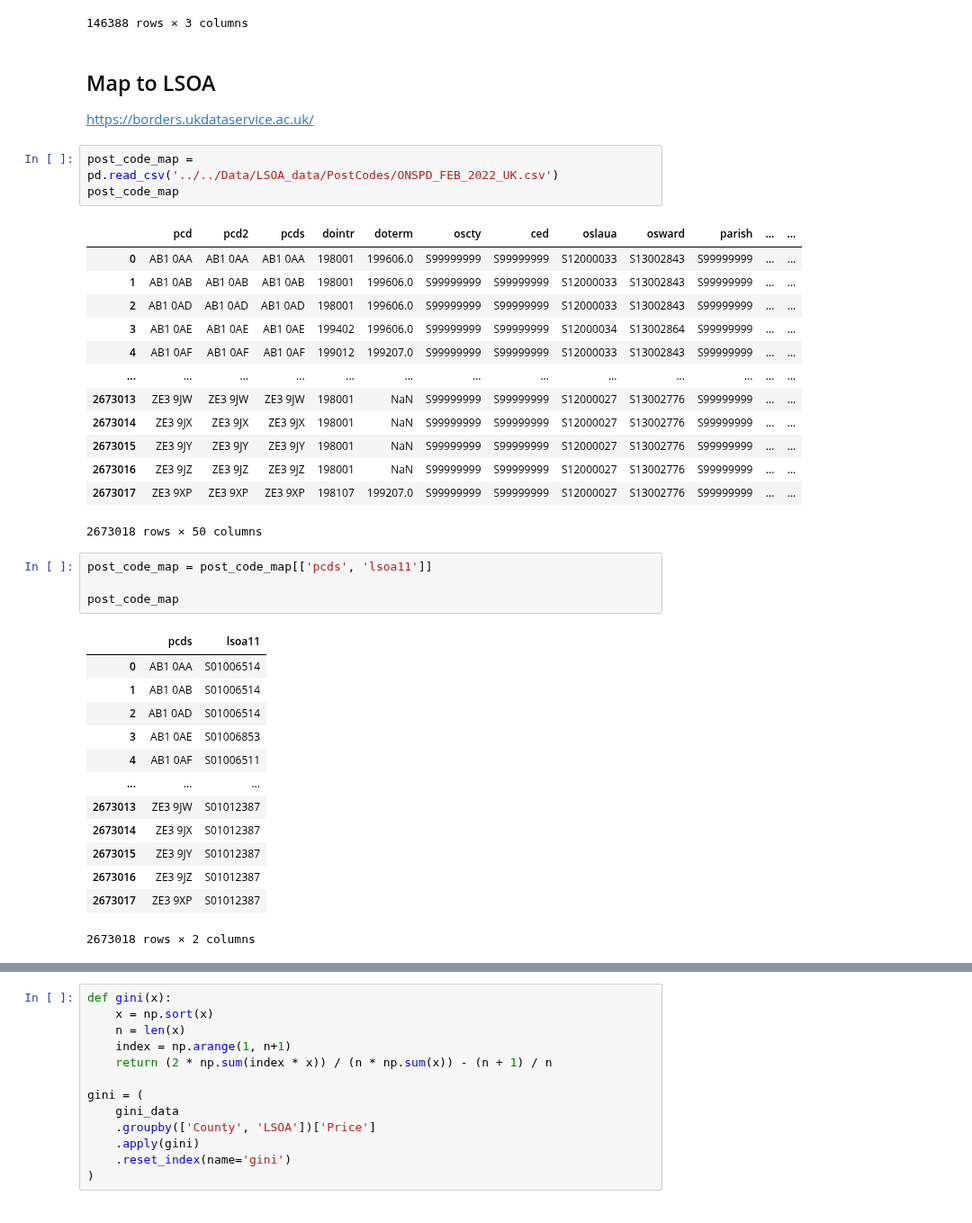
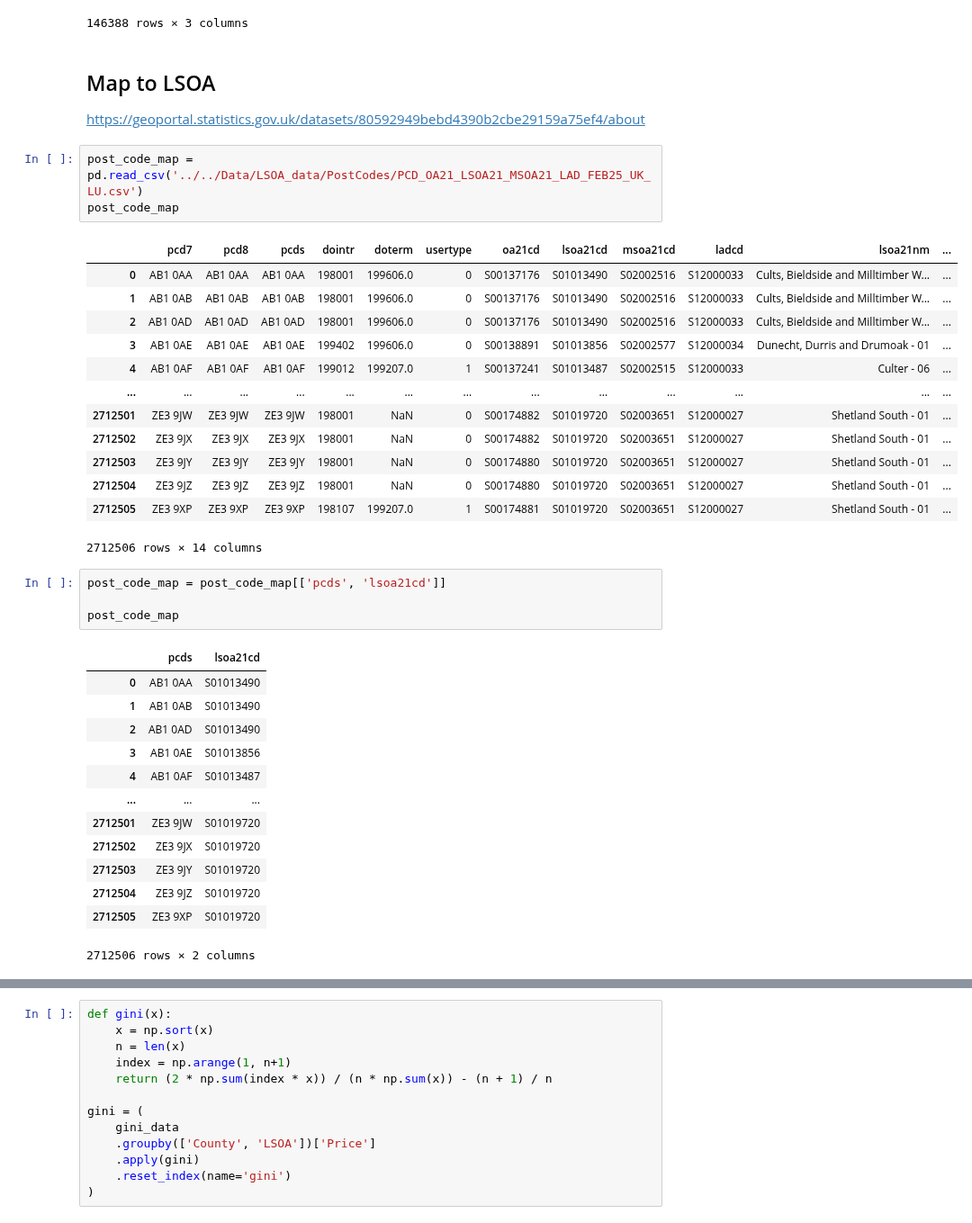
Before and after one commit to KofiBartonByfield/Dissertation, a Jupyter notebook: Code/Data Collection/make_gini_variable.ipynb, the cells around one changed output, grey strips where cells are left out. Shown at 90% size. Cells and saved outputs as stored; diff of their text form.

Commit message:
updates to 2021 lsoa mappings

```diff
--- a/Code/Data Collection/make_gini_variable.ipynb
+++ b/Code/Data Collection/make_gini_variable.ipynb
@@ -86,42 +86,42 @@ data
 # %% [markdown]
 ## Map to LSOA
 
-https://borders.ukdataservice.ac.uk/
+https://geoportal.statistics.gov.uk/datasets/80592949bebd4390b2cbe29159a75ef4/about
 # %%
-post_code_map = pd.read_csv('../../Data/LSOA_data/PostCodes/ONSPD_FEB_2022_UK.csv')
+post_code_map = pd.read_csv('../../Data/LSOA_data/PostCodes/PCD_OA21_LSOA21_MSOA21_LAD_FEB25_UK_LU.csv')
 post_code_map
 # %% [output]
-|  | pcd | pcd2 | pcds | dointr | doterm | oscty | ced | oslaua | osward | parish | ... | ... |
-| 0 | AB1 0AA | AB1 0AA | AB1 0AA | 198001 | 199606.0 | S99999999 | S99999999 | S12000033 | S13002843 | S99999999 | ... | ... |
-| 1 | AB1 0AB | AB1 0AB | AB1 0AB | 198001 | 199606.0 | S99999999 | S99999999 | S12000033 | S13002843 | S99999999 | ... | ... |
-| 2 | AB1 0AD | AB1 0AD | AB1 0AD | 198001 | 199606.0 | S99999999 | S99999999 | S12000033 | S13002843 | S99999999 | ... | ... |
-| 3 | AB1 0AE | AB1 0AE | AB1 0AE | 199402 | 199606.0 | S99999999 | S99999999 | S12000034 | S13002864 | S99999999 | ... | ... |
-| 4 | AB1 0AF | AB1 0AF | AB1 0AF | 199012 | 199207.0 | S99999999 | S99999999 | S12000033 | S13002843 | S99999999 | ... | ... |
+|  | pcd7 | pcd8 | pcds | dointr | doterm | usertype | oa21cd | lsoa21cd | msoa21cd | ladcd | lsoa21nm | ... |
+| 0 | AB1 0AA | AB1 0AA | AB1 0AA | 198001 | 199606.0 | 0 | S00137176 | S01013490 | S02002516 | S12000033 | Cults, Bieldside and Milltimber W... | ... |
+| 1 | AB1 0AB | AB1 0AB | AB1 0AB | 198001 | 199606.0 | 0 | S00137176 | S01013490 | S02002516 | S12000033 | Cults, Bieldside and Milltimber W... | ... |
+| 2 | AB1 0AD | AB1 0AD | AB1 0AD | 198001 | 199606.0 | 0 | S00137176 | S01013490 | S02002516 | S12000033 | Cults, Bieldside and Milltimber W... | ... |
+| 3 | AB1 0AE | AB1 0AE | AB1 0AE | 199402 | 199606.0 | 0 | S00138891 | S01013856 | S02002577 | S12000034 | Dunecht, Durris and Drumoak - 01 | ... |
+| 4 | AB1 0AF | AB1 0AF | AB1 0AF | 199012 | 199207.0 | 1 | S00137241 | S01013487 | S02002515 | S12000033 | Culter - 06 | ... |
 | ... | ... | ... | ... | ... | ... | ... | ... | ... | ... | ... | ... | ... |
-| 2673013 | ZE3 9JW | ZE3 9JW | ZE3 9JW | 198001 | NaN | S99999999 | S99999999 | S12000027 | S13002776 | S99999999 | ... | ... |
-| 2673014 | ZE3 9JX | ZE3 9JX | ZE3 9JX | 198001 | NaN | S99999999 | S99999999 | S12000027 | S13002776 | S99999999 | ... | ... |
-| 2673015 | ZE3 9JY | ZE3 9JY | ZE3 9JY | 198001 | NaN | S99999999 | S99999999 | S12000027 | S13002776 | S99999999 | ... | ... |
-| 2673016 | ZE3 9JZ | ZE3 9JZ | ZE3 9JZ | 198001 | NaN | S99999999 | S99999999 | S12000027 | S13002776 | S99999999 | ... | ... |
-| 2673017 | ZE3 9XP | ZE3 9XP | ZE3 9XP | 198107 | 199207.0 | S99999999 | S99999999 | S12000027 | S13002776 | S99999999 | ... | ... |
+| 2712501 | ZE3 9JW | ZE3 9JW | ZE3 9JW | 198001 | NaN | 0 | S00174882 | S01019720 | S02003651 | S12000027 | Shetland South - 01 | ... |
+| 2712502 | ZE3 9JX | ZE3 9JX | ZE3 9JX | 198001 | NaN | 0 | S00174882 | S01019720 | S02003651 | S12000027 | Shetland South - 01 | ... |
+| 2712503 | ZE3 9JY | ZE3 9JY | ZE3 9JY | 198001 | NaN | 0 | S00174880 | S01019720 | S02003651 | S12000027 | Shetland South - 01 | ... |
+| 2712504 | ZE3 9JZ | ZE3 9JZ | ZE3 9JZ | 198001 | NaN | 0 | S00174880 | S01019720 | S02003651 | S12000027 | Shetland South - 01 | ... |
+| 2712505 | ZE3 9XP | ZE3 9XP | ZE3 9XP | 198107 | 199207.0 | 1 | S00174881 | S01019720 | S02003651 | S12000027 | Shetland South - 01 | ... |
-2673018 rows × 50 columns
+2712506 rows × 14 columns
 # %%
-post_code_map = post_code_map[['pcds', 'lsoa11']]
+post_code_map = post_code_map[['pcds', 'lsoa21cd']]
 
 post_code_map
 # %% [output]
-|  | pcds | lsoa11 |
-| 0 | AB1 0AA | S01006514 |
-| 1 | AB1 0AB | S01006514 |
-| 2 | AB1 0AD | S01006514 |
-| 3 | AB1 0AE | S01006853 |
-| 4 | AB1 0AF | S01006511 |
+|  | pcds | lsoa21cd |
+| 0 | AB1 0AA | S01013490 |
+| 1 | AB1 0AB | S01013490 |
+| 2 | AB1 0AD | S01013490 |
+| 3 | AB1 0AE | S01013856 |
+| 4 | AB1 0AF | S01013487 |
 | ... | ... | ... |
-| 2673013 | ZE3 9JW | S01012387 |
-| 2673014 | ZE3 9JX | S01012387 |
-| 2673015 | ZE3 9JY | S01012387 |
-| 2673016 | ZE3 9JZ | S01012387 |
-| 2673017 | ZE3 9XP | S01012387 |
+| 2712501 | ZE3 9JW | S01019720 |
+| 2712502 | ZE3 9JX | S01019720 |
+| 2712503 | ZE3 9JY | S01019720 |
+| 2712504 | ZE3 9JZ | S01019720 |
+| 2712505 | ZE3 9XP | S01019720 |
-2673018 rows × 2 columns
+2712506 rows × 2 columns
 # %%
 gini_data = pd.merge(data, post_code_map, how='left', left_on='Postcode', right_on='pcds')
 
```
Also changed, not shown: parts of 2 cells of this notebook.
